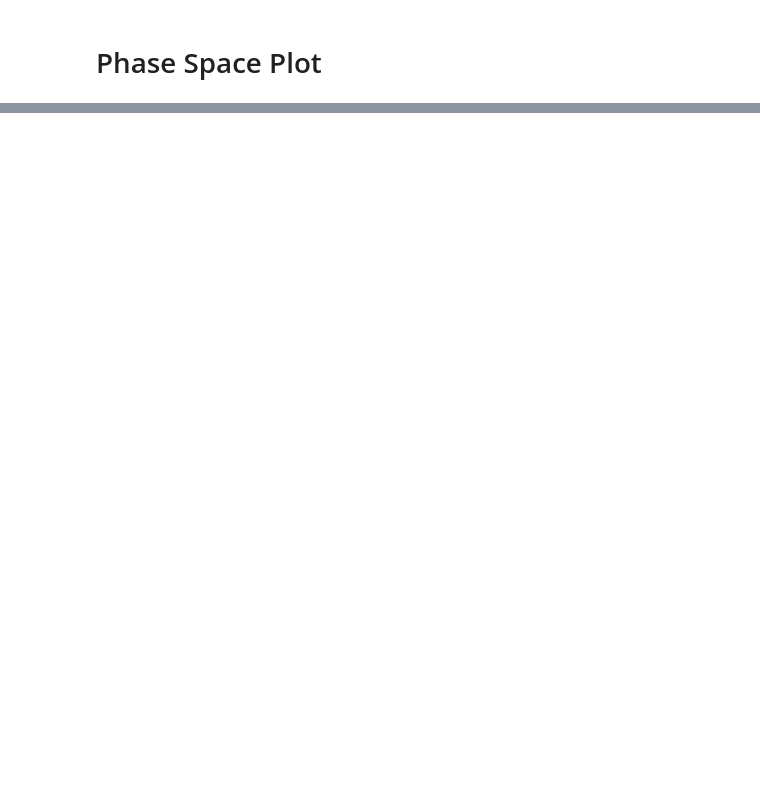
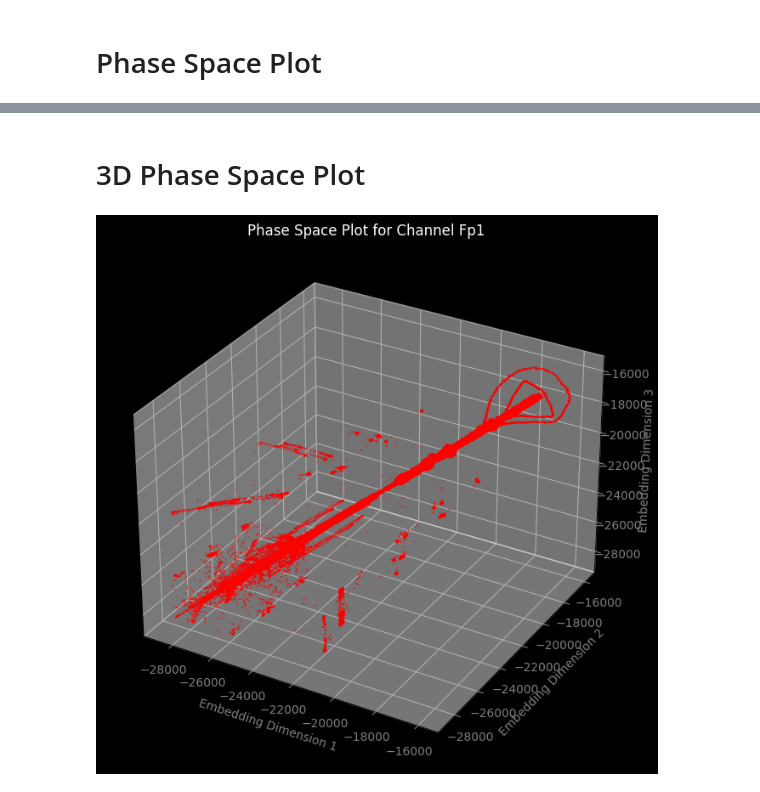
Before and after one commit to Metaverse-Crowdsource/Complete-Neural-Signal-Analysis, a Jupyter notebook: Phase Space Plot.ipynb, the cells around one changed output, grey strips where cells are left out. Cells and saved outputs as stored; diff of their text form; code cells hidden in the pictures; blank space fills up the shorter version.

```diff
--- a/Phase Space Plot.ipynb
+++ b/Phase Space Plot.ipynb
@@ -193,0 +194,77 @@ plt.show()
+# %% [markdown]
+# 3D Phase Space Plot
+# %%
+import numpy as np
+import matplotlib.pyplot as plt
+from minepy import MINE
+import multiprocessing
+
+def mutual_info_worker(args):
+    data1, data2 = args
+    mine = MINE()
+    mine.compute_score(data1, data2)
+    return mine.mic()
+
+def determine_delay(data, max_delay=100, subsample_factor=10):
+    subsampled_data = data[::subsample_factor]
+    with multiprocessing.Pool() as pool:
+        args_list = [(subsampled_data[:-i], subsampled_data[i:]) for i in range(1, max_delay+1)]
+        mi_values = pool.map(mutual_info_worker, args_list)
+    min_index = np.argmin(mi_values)
+    return min_index + 1
+
+def delay_embedding(data, emb_dim, delay):
+    N = len(data)
+    embedded_data = np.zeros((N - (emb_dim - 1) * delay, emb_dim))
+    for i in range(N - (emb_dim - 1) * delay):
+        embedded_data[i] = [data[i + j * delay] for j in range(emb_dim)]
+    return embedded_data
+
+# Load EEG data
+EEG_data = np.load('/home/vincent/AAA_projects/MVCS/Neuroscience/eeg_data_with_channels.npy', allow_pickle=True)
+
+# Normalize the data
+channel_data = (channel_data - np.mean(channel_data)) / np.std(channel_data)
+
+# Choose the channel to use for the phase space plot
+selected_channel = 'Fp1'
+
+# Get the index of the selected channel
+channel_index = eeg_channels.index(selected_channel)
+
+# Extract the data for the selected channel
+channel_data = EEG_data[:, channel_index]
+
+# Determine optimal delay using mutual information with subsampling
+optimal_delay = determine_delay(channel_data, subsample_factor=50)  # Adjust subsample_factor as needed
+
+# Embedding dimension
+emb_dim = 3
+
+# Perform delay embedding
+embedded_channel_data = delay_embedding(channel_data, emb_dim=emb_dim, delay=optimal_delay)
+
+# Save the embedded data
+np.save('/home/vincent/AAA_projects/MVCS/Neuroscience/Analysis/Phase Space/3dembedded_channel_data.npy', embedded_channel_data)
+
+# Create 3D scatter plot with black background
+fig = plt.figure(figsize=(10,8), facecolor='black')
+ax = fig.add_subplot(111, projection='3d', frame_on=False)
+ax.scatter(embedded_channel_data[:, 0], embedded_channel_data[:, 1], embedded_channel_data[:, 2], color='red', s=0.2)
+ax.set_facecolor('black')
+ax.set_title(f'Phase Space Plot for Channel {selected_channel}', color='white')
+ax.set_xlabel('Embedding Dimension 1', color='grey')
+ax.set_ylabel('Embedding Dimension 2', color='grey')
+ax.set_zlabel('Embedding Dimension 3', color='grey')
+ax.spines['left'].set_color('grey')
+ax.spines['right'].set_color('grey')
+ax.spines['bottom'].set_color('grey')
+ax.spines['top'].set_color('grey')
+ax.xaxis.label.set_color('grey')
+ax.yaxis.label.set_color('grey')
+ax.zaxis.label.set_color('grey')
+ax.tick_params(axis='both', colors='grey')
+
+plt.show()
+# %% [output]
+[figure, added]
```
Also changed, not shown: parts of 8 cells of this notebook, 3 other files.
